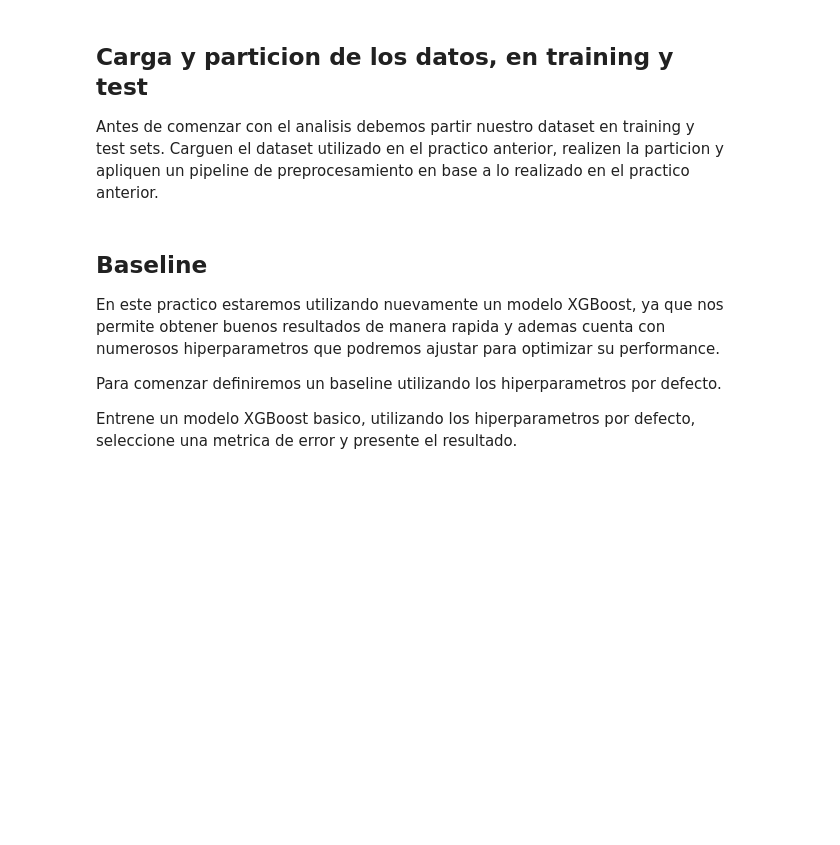
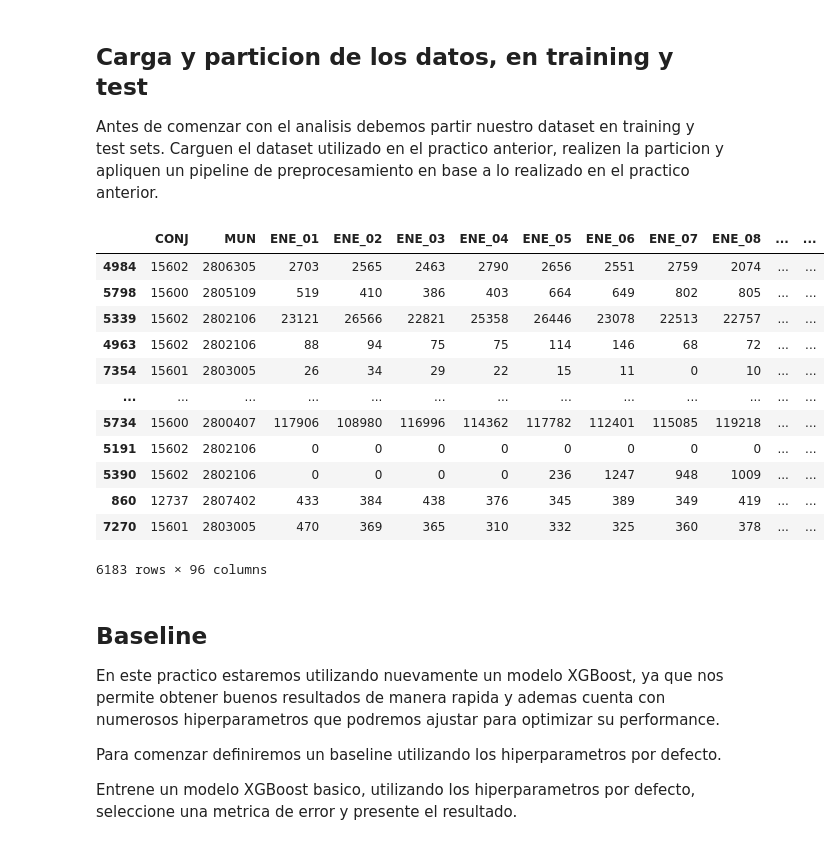
Before and after one commit to georeference-ML-mentoria/AprendizajeAutomatico-, a Jupyter notebook: 4_1_TPractico_Aprendizaje_Supervisado_y_No_Supervisado.ipynb, the cells around one changed output. Saved outputs shown, nothing was run; the diff lists cells and outputs as text; code cells hidden in the pictures; blank space fills up the shorter version.

```diff
--- a/4_1_TPractico_Aprendizaje_Supervisado_y_No_Supervisado.ipynb
+++ b/4_1_TPractico_Aprendizaje_Supervisado_y_No_Supervisado.ipynb
@@ -20,3 +176,26 @@ Carguen el dataset utilizado en el practico anterior, realizen la particion y ap
+# %%
+# Partir conjunto de datos en conjuntos de entrenamiento y validación.
+X_train, X_valid, y_train, y_valid = train_test_split(
+    transform_data(dataframe.drop(columns=['FIC'])),
+    dataframe.FIC,
+    test_size=0.3,
+    random_state=42
+)
+X_train
+# %% [output]
+|  | CONJ | MUN | ENE_01 | ENE_02 | ENE_03 | ENE_04 | ENE_05 | ENE_06 | ENE_07 | ENE_08 | ... | ... |
+| 4984 | 15602 | 2806305 | 2703 | 2565 | 2463 | 2790 | 2656 | 2551 | 2759 | 2074 | ... | ... |
+| 5798 | 15600 | 2805109 | 519 | 410 | 386 | 403 | 664 | 649 | 802 | 805 | ... | ... |
+| 5339 | 15602 | 2802106 | 23121 | 26566 | 22821 | 25358 | 26446 | 23078 | 22513 | 22757 | ... | ... |
+| 4963 | 15602 | 2802106 | 88 | 94 | 75 | 75 | 114 | 146 | 68 | 72 | ... | ... |
+| 7354 | 15601 | 2803005 | 26 | 34 | 29 | 22 | 15 | 11 | 0 | 10 | ... | ... |
+| ... | ... | ... | ... | ... | ... | ... | ... | ... | ... | ... | ... | ... |
+| 5734 | 15600 | 2800407 | 117906 | 108980 | 116996 | 114362 | 117782 | 112401 | 115085 | 119218 | ... | ... |
+| 5191 | 15602 | 2802106 | 0 | 0 | 0 | 0 | 0 | 0 | 0 | 0 | ... | ... |
+| 5390 | 15602 | 2802106 | 0 | 0 | 0 | 0 | 236 | 1247 | 948 | 1009 | ... | ... |
+| 860 | 12737 | 2807402 | 433 | 384 | 438 | 376 | 345 | 389 | 349 | 419 | ... | ... |
+| 7270 | 15601 | 2803005 | 470 | 369 | 365 | 310 | 332 | 325 | 360 | 378 | ... | ... |
+6183 rows × 96 columns
 # %% [markdown]
 ## Baseline
 
```
Also changed, not shown: parts of 10 cells of this notebook.
